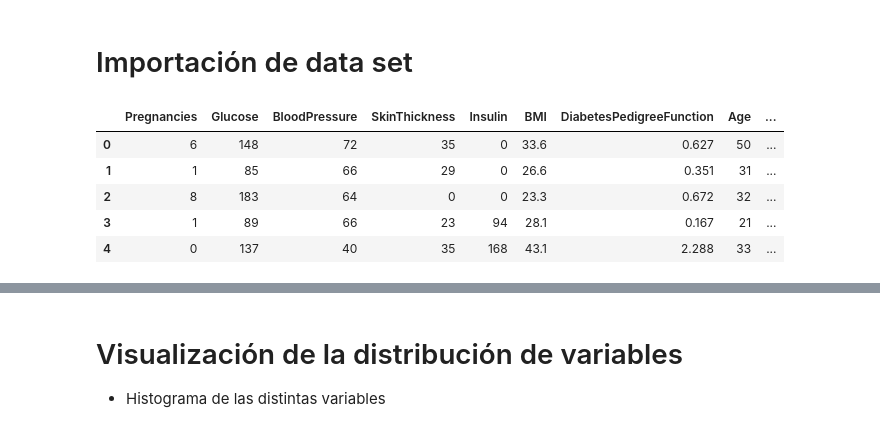
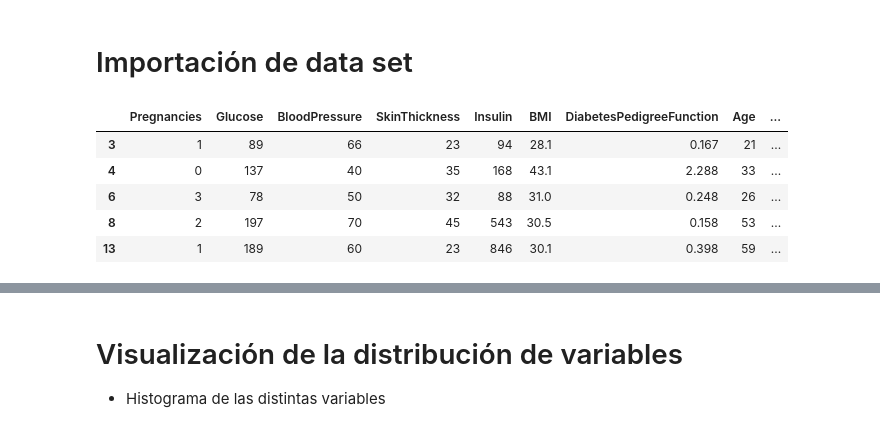
Before and after one commit to nicolahoz/PyEFinal, a Jupyter notebook: DiabetesStudy.ipynb, the cells around one changed output, grey strips where cells are left out. Cells and saved outputs as stored; diff of their text form; code cells hidden in the pictures.

```diff
--- a/DiabetesStudy.ipynb
+++ b/DiabetesStudy.ipynb
@@ -13,14 +13,15 @@ from statsmodels.stats.multicomp import pairwise_tukeyhsd
 # Importación de data set
 # %%
 data = pd.read_csv('c:\\Users\\Nico\\Desktop\\PyE/diabetes.csv')
+data = data[(data['Insulin'] != 0) & (data['SkinThickness'] != 0) & (data['Glucose'] != 0)]
 data.head()
 # %% [output]
 |  | Pregnancies | Glucose | BloodPressure | SkinThickness | Insulin | BMI | DiabetesPedigreeFunction | Age | ... |
-| 0 | 6 | 148 | 72 | 35 | 0 | 33.6 | 0.627 | 50 | ... |
-| 1 | 1 | 85 | 66 | 29 | 0 | 26.6 | 0.351 | 31 | ... |
-| 2 | 8 | 183 | 64 | 0 | 0 | 23.3 | 0.672 | 32 | ... |
 | 3 | 1 | 89 | 66 | 23 | 94 | 28.1 | 0.167 | 21 | ... |
 | 4 | 0 | 137 | 40 | 35 | 168 | 43.1 | 2.288 | 33 | ... |
+| 6 | 3 | 78 | 50 | 32 | 88 | 31.0 | 0.248 | 26 | ... |
+| 8 | 2 | 197 | 70 | 45 | 543 | 30.5 | 0.158 | 53 | ... |
+| 13 | 1 | 189 | 60 | 23 | 846 | 30.1 | 0.398 | 59 | ... |
 # %%
 data.describe()
 # %% [output]
```
Also changed, not shown: parts of 8 cells of this notebook.
